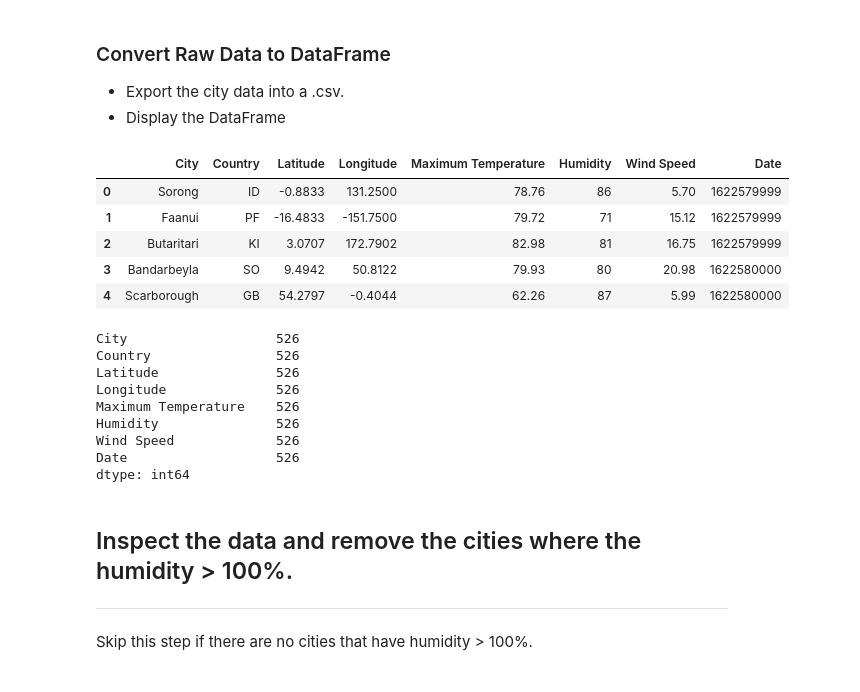
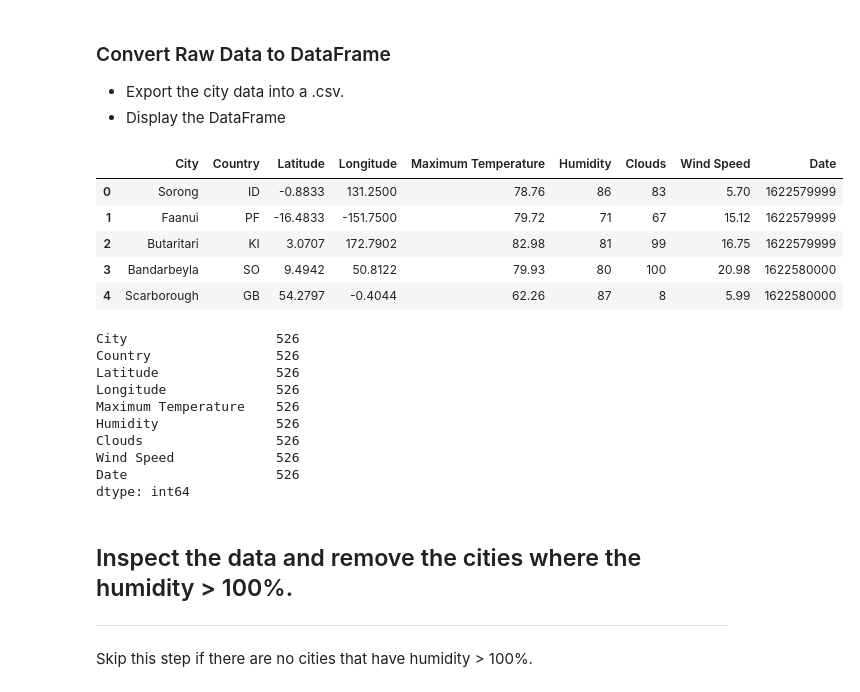
Before and after one commit to jmgeo/API-Challenge, a Jupyter notebook: starter_code/WeatherPy.ipynb, the cells around one changed output. Drawn from its saved outputs; the diff is of its cells as text; code cells hidden in the pictures.

Commit message:
Updated DF success. Ran Lat vs Cloud. Success. Moving on.

```diff
--- a/starter_code/WeatherPy.ipynb
+++ b/starter_code/WeatherPy.ipynb
@@ -139,37 +139,38 @@ I'm Finished.
 # %%
 #editing code for another push. had an error.
 ##create the dataframe with pd.DataFrame
 weather_df = pd.DataFrame({
     "City" : city_list,
     "Country" : country_list,
     "Latitude" : lats_list,
     "Longitude" : lngs_list,
     "Maximum Temperature" : temp_max_list,
     "Humidity" : humidity_list,
+    "Clouds" : cloudiness_list,
     "Wind Speed" : windspeed_list,
     "Date" : date_list
 })
 
 #display the dataframe
 weather_df.head()
 
 ###lists for easy copying and inclusion
 #city_list = []
 #cloudiness_list = []
 #country_list = []
 #date_list = []
 #humidity_list = []
 #lats_list = []
 #lngs_list = []
 #temp_max_list = []
 #windspeed_list = []
 # %% [output]
-|  | City | Country | Latitude | Longitude | Maximum Temperature | Humidity | Wind Speed | Date |
-| 0 | Sorong | ID | -0.8833 | 131.2500 | 78.76 | 86 | 5.70 | 1622579999 |
-| 1 | Faanui | PF | -16.4833 | -151.7500 | 79.72 | 71 | 15.12 | 1622579999 |
-| 2 | Butaritari | KI | 3.0707 | 172.7902 | 82.98 | 81 | 16.75 | 1622579999 |
-| 3 | Bandarbeyla | SO | 9.4942 | 50.8122 | 79.93 | 80 | 20.98 | 1622580000 |
-| 4 | Scarborough | GB | 54.2797 | -0.4044 | 62.26 | 87 | 5.99 | 1622580000 |
+|  | City | Country | Latitude | Longitude | Maximum Temperature | Humidity | Clouds | Wind Speed | Date |
+| 0 | Sorong | ID | -0.8833 | 131.2500 | 78.76 | 86 | 83 | 5.70 | 1622579999 |
+| 1 | Faanui | PF | -16.4833 | -151.7500 | 79.72 | 71 | 67 | 15.12 | 1622579999 |
+| 2 | Butaritari | KI | 3.0707 | 172.7902 | 82.98 | 81 | 99 | 16.75 | 1622579999 |
+| 3 | Bandarbeyla | SO | 9.4942 | 50.8122 | 79.93 | 80 | 100 | 20.98 | 1622580000 |
+| 4 | Scarborough | GB | 54.2797 | -0.4044 | 62.26 | 87 | 8 | 5.99 | 1622580000 |
 # %%
 #count the data to make sure it's enough for the exercise
 weather_df.count()
@@ -180,6 +181,7 @@ Latitude               526
 Longitude              526
 Maximum Temperature    526
 Humidity               526
+Clouds                 526
 Wind Speed             526
 Date                   526
 dtype: int64
```
Also changed, not shown: parts of 2 cells of this notebook, 2 other files.
